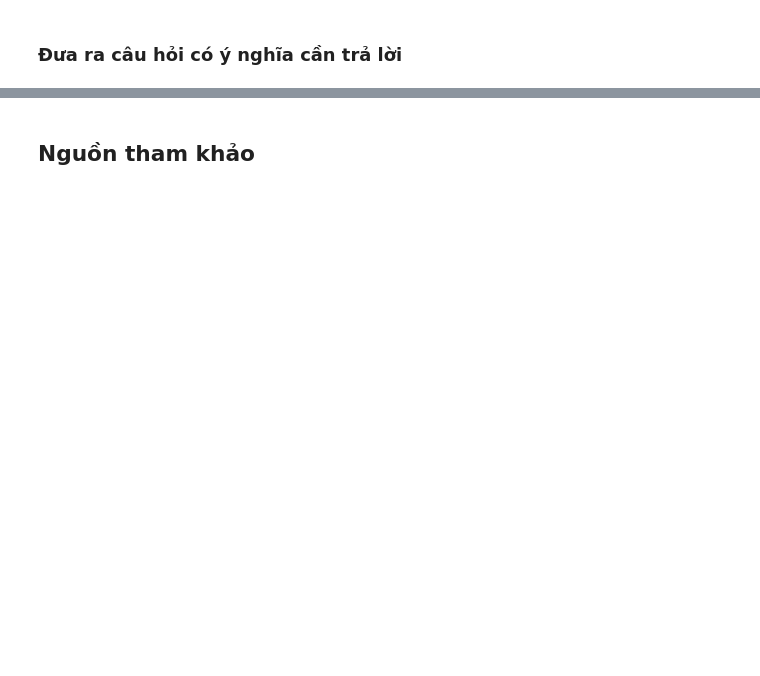
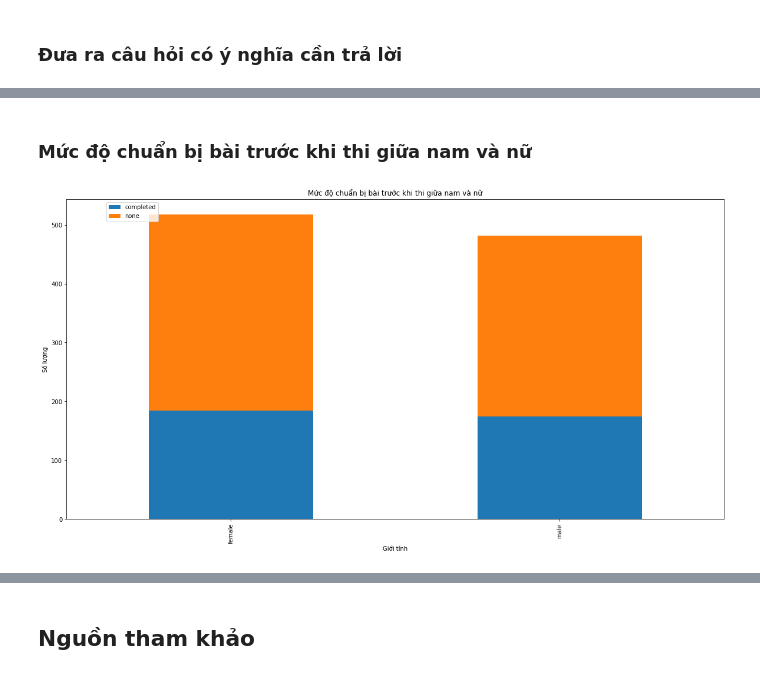
Before and after one commit to PNTAN19/LTKHDL, a Jupyter notebook: Students_Performance.ipynb, the cells around one changed output, grey strips where cells are left out. Saved outputs shown, nothing was run; the diff lists cells and outputs as text; code cells hidden in the pictures; blank space fills up the shorter version.

```diff
--- a/Students_Performance.ipynb
+++ b/Students_Performance.ipynb
@@ -417,0 +487,7 @@ Do đó, chúng ta cũng sẽ giải đáp thực sự liệu `món ăn vật ch
+# %% [markdown]
+### Mức độ chuẩn bị bài trước khi thi giữa nam và nữ
+# %%
+stacked_bar(df['gender'], df['test preparation course'],\
+            'Mức độ chuẩn bị bài trước khi thi giữa nam và nữ', 'Giới tính', 'Số lượng', False)
+# %% [output]
+[figure, added]
```
Also changed, not shown: parts of 14 cells of this notebook.
